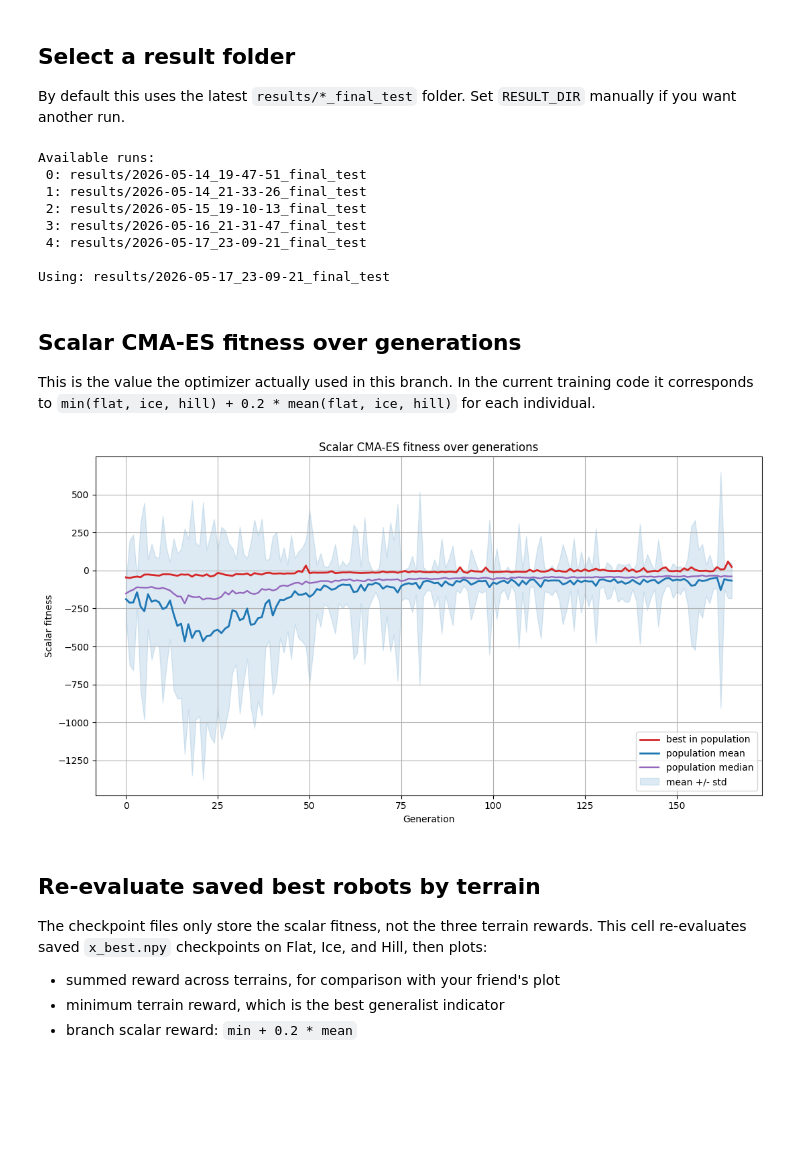
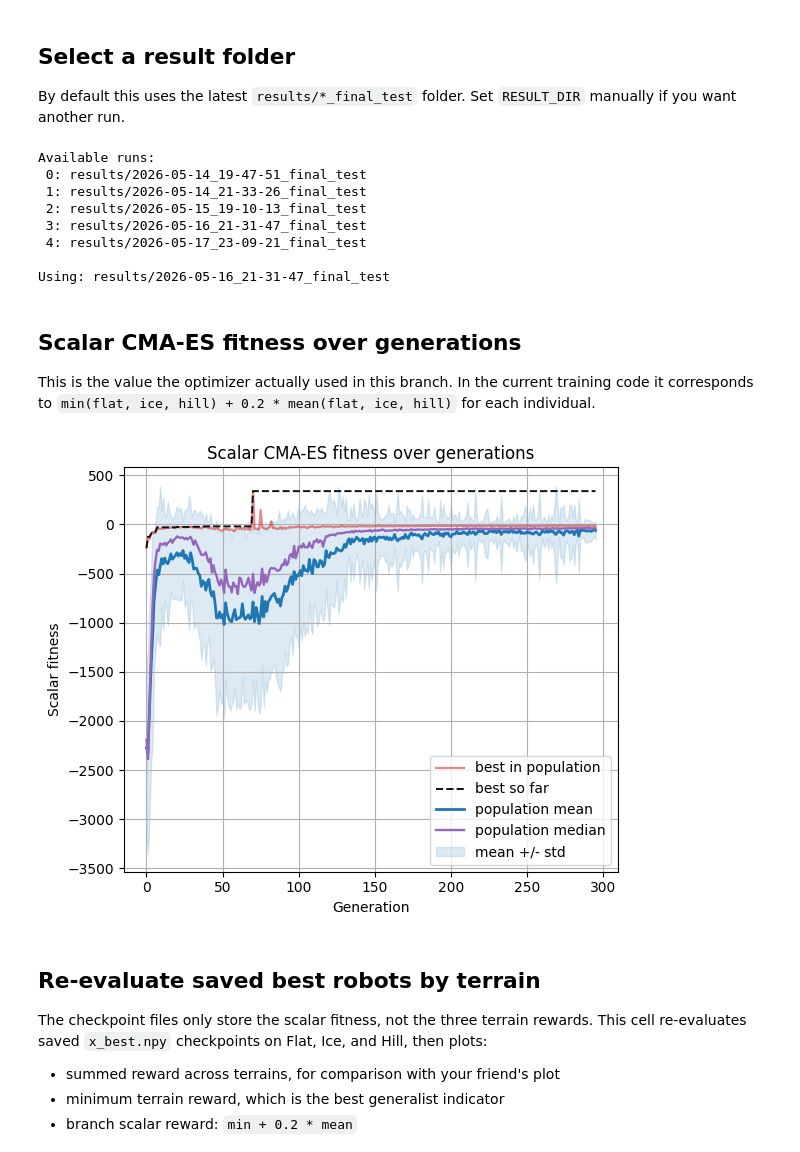
Before and after one commit to ifinckh/micro-515-EvoRob, a Jupyter notebook: read_logs.ipynb, the cells around one changed output. Drawn from its saved outputs; the diff is of its cells as text; code cells hidden in the pictures; blank space fills up the shorter version.

```diff
--- a/read_logs.ipynb
+++ b/read_logs.ipynb
@@ -9,7 +9,7 @@ import os
 import numpy as np
 import matplotlib.pyplot as plt
 
-plt.rcParams["figure.figsize"] = (11, 6)
+plt.rcParams["figure.figsize"] = (6, 5)
 plt.rcParams["axes.grid"] = True
 # %% [markdown]
 ## Select a result folder
@@ -26,7 +26,7 @@ for i, run_dir in enumerate(result_dirs):
 
 # Change this line if you want a specific run, for example:
 # RESULT_DIR = Path("results/2026-05-15_19-10-13_final_test")
-RESULT_DIR = result_dirs[-1]
+RESULT_DIR = result_dirs[3]
 print(f"\nUsing: {RESULT_DIR}")
 # %% [output]
 Available runs:
@@ -36,7 +36,7 @@ Available runs:
  3: results/2026-05-16_21-31-47_final_test
  4: results/2026-05-17_23-09-21_final_test
 
-Using: results/2026-05-17_23-09-21_final_test
+Using: results/2026-05-16_21-31-47_final_test
 # %% [markdown]
 ## Scalar CMA-ES fitness over generations
 
@@ -65,35 +65,37 @@ def load_full_scalar_fitness(result_dir: Path):
         generations.append(int(ckpt_dir.name))
         rows.append(np.asarray(np.load(f_path, allow_pickle=True), dtype=float).reshape(-1))
     if not rows:
         raise FileNotFoundError(f"No f.npy or full_f.npy found in {result_dir}")
     return np.asarray(generations), np.vstack(rows)
 
 scalar_generations, scalar_fitness = load_full_scalar_fitness(RESULT_DIR)
 
 scalar_mean = scalar_fitness.mean(axis=1)
 scalar_std = scalar_fitness.std(axis=1)
 scalar_median = np.median(scalar_fitness, axis=1)
 scalar_best = scalar_fitness.max(axis=1)
+scalar_best_so_far = np.maximum.accumulate(scalar_best)
 
 fig, ax = plt.subplots()
-ax.plot(scalar_generations, scalar_best, color="#d62728", linewidth=2, label="best in population")
+ax.plot(scalar_generations, scalar_best, color="#d62728", linewidth=1.6, alpha=0.55, label="best in population")
+ax.plot(scalar_generations, scalar_best_so_far, color="#111111", linewidth=1.4, linestyle="--", label="best so far")
 ax.plot(scalar_generations, scalar_mean, color="#1f77b4", linewidth=2, label="population mean")
 ax.plot(scalar_generations, scalar_median, color="#9467bd", linewidth=1.7, label="population median")
 ax.fill_between(
     scalar_generations,
     scalar_mean - scalar_std,
     scalar_mean + scalar_std,
     color="#1f77b4",
     alpha=0.15,
     label="mean +/- std",
 )
 ax.set_title("Scalar CMA-ES fitness over generations")
 ax.set_xlabel("Generation")
 ax.set_ylabel("Scalar fitness")
 ax.legend()
 fig.tight_layout()
 # %% [output]
-[figure, old version]
+[figure, new version]
 # %% [markdown]
 ## Re-evaluate saved best robots by terrain
 
```
Also changed, not shown: parts of 1 cell of this notebook.
